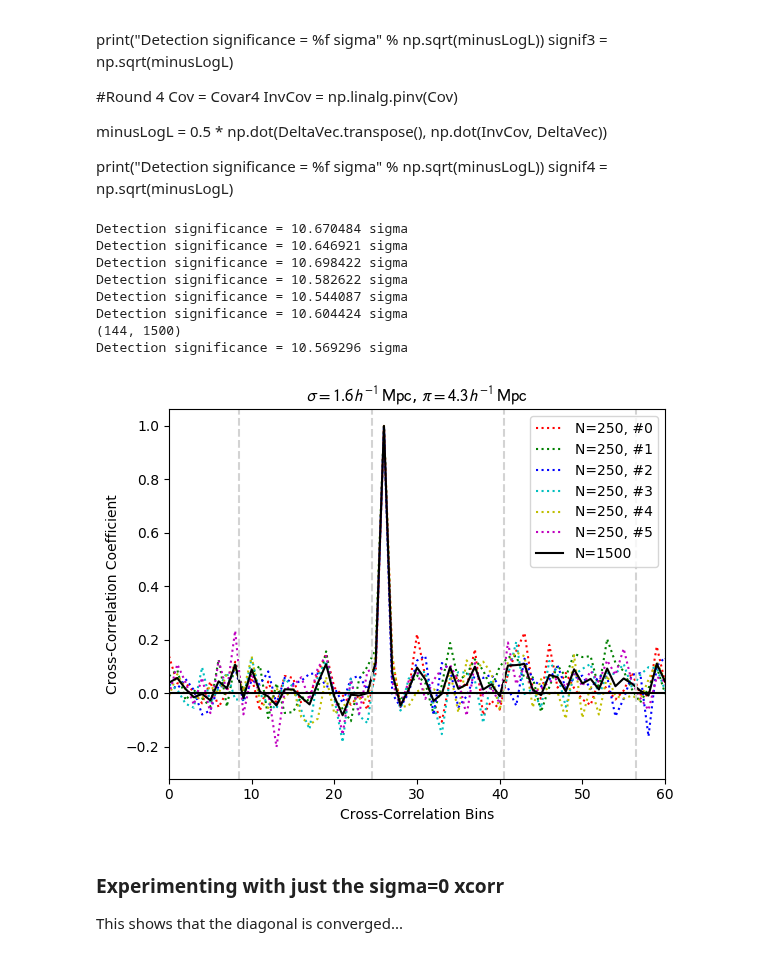
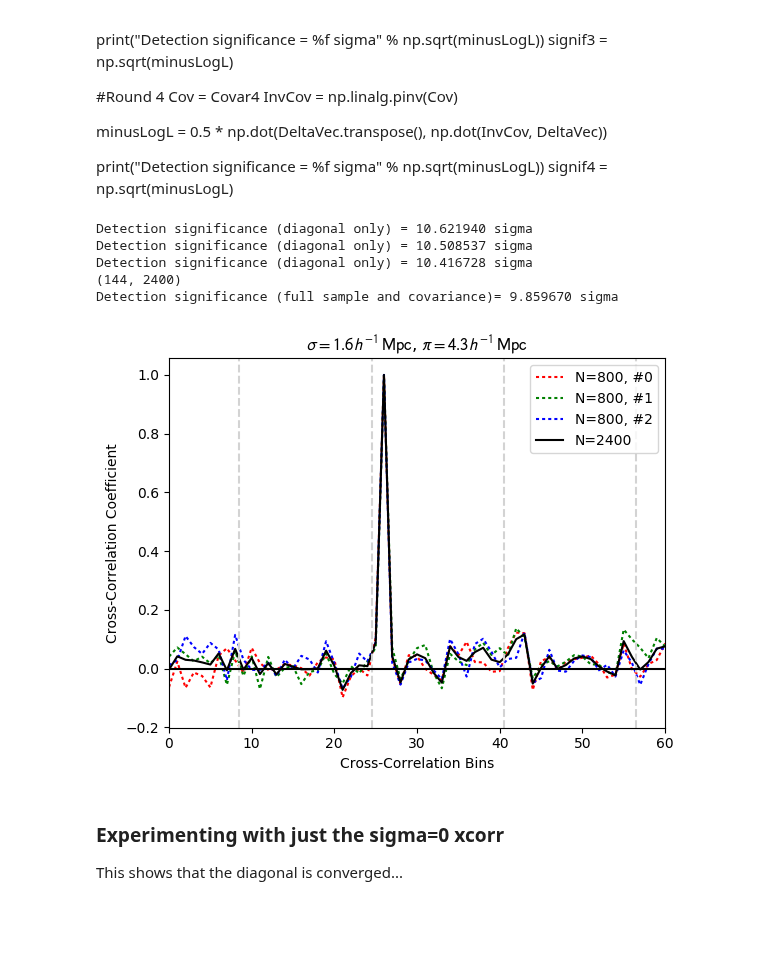
Before and after one commit to kheegan/crosscorr2017, a Jupyter notebook: bootstrap_covar_testrun.ipynb, the cells around one changed output. Saved outputs shown, nothing was run; the diff lists cells and outputs as text; code cells hidden in the pictures; blank space fills up the shorter version.

```diff
--- a/bootstrap_covar_testrun.ipynb
+++ b/bootstrap_covar_testrun.ipynb
@@ -39,7 +39,7 @@ print("Read in %i Ly-a forest pixels" % LyaPix.npix)
 npix = LyaPix.npix
 
 # Done with forest pixels. Now read galaxy positions
-galfil = '/Users/kheegan/lya/3d_recon/map2017/crosscorr/cat_galxcorr_cl2017.dat'
+galfil = '/global/homes/k/kheegan/crosscorr2017/cat_galxcorr_cl2017.dat'
 gal = ascii.read(galfil)
 #print(gal.columns)
 
@@ -49,9 +49,11 @@ gal_mosdef = gal[gal['source'] == 'MOSDEF']
 #gal_vuds   = gal[gal['source']=='VUDS']
 #gal_clamato=gal[gal['source']=='CLAMATO']
 
-print('Read in %i 3D-HST galaxies, %i zCOSMOS-Deep galaxies, %i MOSDEF galaxies,'
-      '%i VUDS galaxies, %i CLAMATO galaxies' %
-      (len(gal_3d), len(gal_zD), len(gal_mosdef), len(gal_vuds), len(gal_clamato)) )
+#print('Read in %i 3D-HST galaxies, %i zCOSMOS-Deep galaxies, %i MOSDEF galaxies,'
+#      '%i VUDS galaxies, %i CLAMATO galaxies' %
+#      (len(gal_3d), len(gal_zD), len(gal_mosdef), len(gal_vuds), len(gal_clamato)) )
+
+print('Read in {:d} galaxies'.format(len(gal_mosdef)))
 
 # Convert to 3D Sky positions
 #Coord_3d     = SkyCoord(ra=gal_3d['ra'] * u.degree, dec=gal_3d['dec'] * u.degree,
@@ -299,7 +301,7 @@ SigBins = np.empty(len(SigEdges)-1)
 for j in np.arange(len(SigBins)):
     SigBins[j] = (SigEdges[j]+SigEdges[j+1])/2.
 
-XCorrSamples_mosdef = np.load("bootsamp_mosdef_n1500.npy")
+XCorrSamples_mosdef = np.load("bootsamp_mosdef_n2400_mpitest.npy")
 
 # Pick one bin to plot the covariances
 showbin = 26
@@ -307,59 +309,61 @@ showbin2d = np.unravel_index(showbin,(9,16)) #2D bin index
 
 fig, ax = plt.subplots()
 color_arr = ['r','g','b','c','y','m']
-for i in np.arange(6):
-    XCorrSamples_tmp = XCorrSamples_mosdef[:,:,(i*250):(i*250+250)]
+for i in np.arange(3):
+    XCorrSamples_tmp = XCorrSamples_mosdef[:,:,(i*800):(i*800+800)]
     XSampTmp = XCorrSamples_tmp.reshape(-1, XCorrSamples_tmp.shape[-1])
     #print(np.shape(XSampTmp))
     Covar_tmp1 = np.cov(XSampTmp,ddof=0)
     Coeff_tmp1 = np.corrcoef(XSampTmp, ddof=0)
     ax.plot(Coeff_tmp1[showbin,:], color=color_arr[i], linestyle=':',
-            label='N=250, #{}'.format(i))
+            label='N=800, #{}'.format(i))
     #print("Max Covariance is in element: {}".format(np.unravel_index(
     #    np.argmax(Covar_tmp1),(144,144))))
     # This is the matrix with the diagonal variances
-    Covar_dummy = np.diag(np.diag(Covar_tmp1))
+    Covar_dummy = Covar_tmp1 # np.diag(np.diag(Covar_tmp1))
     InvCovTmp1 = np.linalg.pinv(Covar_dummy)
     minusLogL = 0.5 * np.dot(DeltaVec.transpose(), np.dot(InvCovTmp1, DeltaVec))
-    print("Detection significance = %f sigma" % np.sqrt(minusLogL))
+    print("Detection significance (diagonal only) = %f sigma" % np.sqrt(minusLogL))
 
-XCorrSamples_tmp = XCorrSamples_mosdef[:,:,:]
+XCorrSamples_tmp = XCorrSamples_mosdef[:,:,:2400]
 XSampTmp = XCorrSamples_tmp.reshape(-1, XCorrSamples_tmp.shape[-1])
 print(np.shape(XSampTmp))
 Covar_tmp1 = np.cov(XSampTmp,ddof=0)
 Coeff_tmp1 = np.corrcoef(XSampTmp, ddof=0)
-ax.plot(Coeff_tmp1[showbin,:], color='black',label='N=1500')
+ax.plot(Coeff_tmp1[showbin,:], color='black',label='N=2400')
 Covar_dummy = np.diag(np.diag(Covar_tmp1))
 
-InvCovTmp1 = np.linalg.pinv(Covar_dummy)
+# Covariance assume only diagonal; for full set of realizations
+#InvCovTmp1 = np.linalg.pinv(Covar_dummy)
+#minusLogL = 0.5 * np.dot(DeltaVec.transpose(), np.dot(InvCovTmp1, DeltaVec))
+#print("Detection significance (diagonal only)= %f sigma" % np.sqrt(minusLogL))
+
+InvCovTmp1 = np.linalg.pinv(Covar_tmp1)
 minusLogL = 0.5 * np.dot(DeltaVec.transpose(), np.dot(InvCovTmp1, DeltaVec))
-print("Detection significance = %f sigma" % np.sqrt(minusLogL))
+print("Detection significance (full sample and covariance)= %f sigma" % np.sqrt(minusLogL))
 
 ax.set_xlim((0,60))
 ax.set_xlabel('Cross-Correlation Bins')
 ax.set_ylabel('Cross-Correlation Coefficient')
 sig_str = r'$\sigma={:4.1f}$'.format(SigBins[showbin2d[0]])+mpcstr
 pi_str = r'$\pi={:4.1f}$'.format(PiBins[showbin2d[1]])+mpcstr
 ax.set_title(sig_str+', '+pi_str)
 plt.legend(loc='upper right')
 #Draw vertical lines to indicate pi=0
 pi0bin = len(PiBins)/2 + 0.5
 nlines = 144/len(PiBins)
 for i in np.arange(nlines):
     plt.axvline(pi0bin+i*len(PiBins), linestyle='--', color='lightgrey')
 
 plt.axhline(0., color='black')
 plt.show()
 # %% [output]
-Detection significance = 10.670484 sigma
-Detection significance = 10.646921 sigma
-Detection significance = 10.698422 sigma
-Detection significance = 10.582622 sigma
-Detection significance = 10.544087 sigma
-Detection significance = 10.604424 sigma
-(144, 1500)
-Detection significance = 10.569296 sigma
+Detection significance (diagonal only) = 10.621940 sigma
+Detection significance (diagonal only) = 10.508537 sigma
+Detection significance (diagonal only) = 10.416728 sigma
+(144, 2400)
+Detection significance (full sample and covariance)= 9.859670 sigma
-[figure, old version]
+[figure, new version]
 # %% [markdown]
 ### Experimenting with just the sigma=0 xcorr
 This shows that the diagonal is converged...
```
Also changed, not shown: parts of 1 cell of this notebook, 10 other files.
